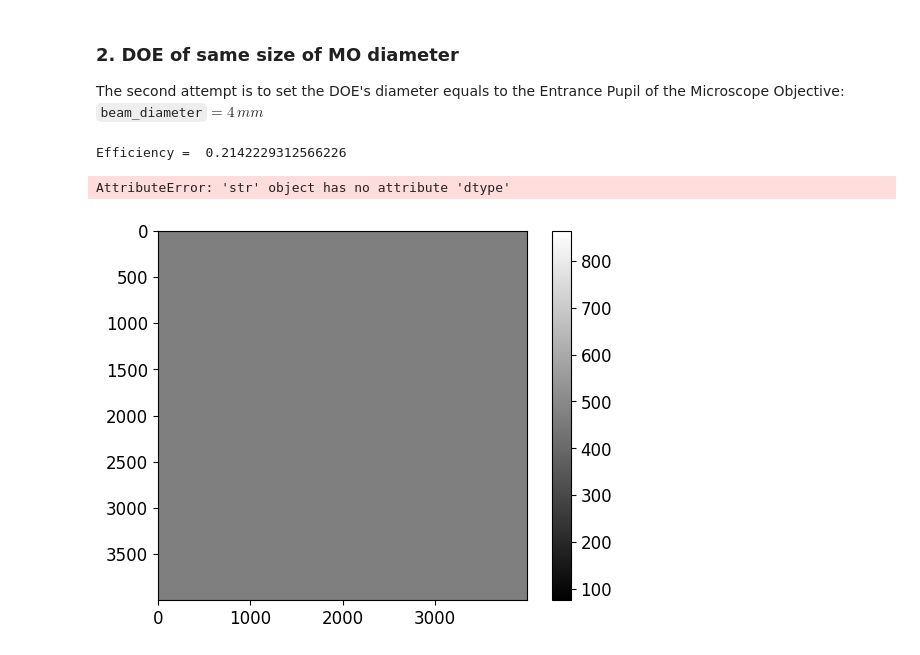
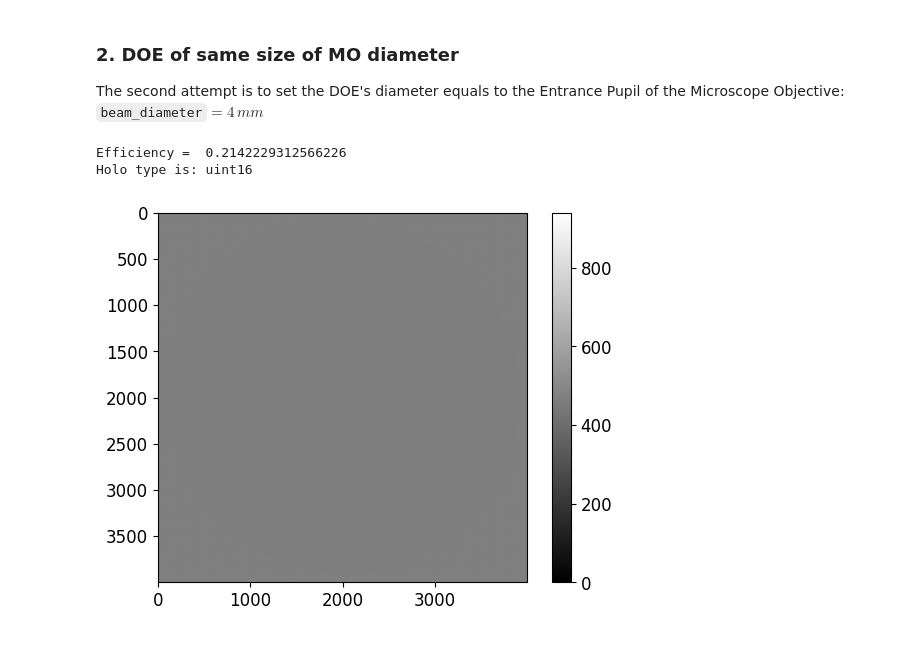
Before and after one commit to dmaluenda/DigiHolos2LaserBeamModelation, a Jupyter notebook: DOE/HologramGenerator.ipynb, the cells around one changed output. Saved outputs shown, nothing was run; the diff lists cells and outputs as text; code cells hidden in the pictures.

```diff
--- a/DOE/HologramGenerator.ipynb
+++ b/DOE/HologramGenerator.ipynb
@@ -166,21 +182,21 @@ The second attempt is to set the DOE's diameter equals to the Entrance Pupil of
 # %%
 MO_diameter = 4 * mm
 
 NP_MO = int(MO_diameter/pixel_pitch) // 2  # It's half to consider Arrizon's procedure
 rho_MO = np.linspace(1e-10,1-1e-10, NP_MO) # radial variable @ Gaussian sphere of reference
 
 profile_EP_MO = ZernikeBeam.get_EP(coeff, NP_MO, rho_MO)
 
 holo_MO, field_MO = get_holo(profile_EP_MO, phase_levels)
 
-plt.imshow(holo_MO, cmap='gray')
+plt.imshow(holo_MO, cmap='gray', vmin=0, vmax=phase_levels)
 plt.colorbar()
 
-save_holo(f"Zernike_AmpOnly_{MO_diameter/mm:.0f}mm")
+save_holo(holo_MO, f"Zernike_AmpOnly_{MO_diameter/mm:.0f}mm")
 # %% [output]
 Efficiency =  0.2142229312566226
+Holo type is: uint16
-AttributeError: 'str' object has no attribute 'dtype'
-[figure, old version]
+[figure, new version]
 # %%
 # The last one is a small version of the vortex-Zernike beam.
 
```
Also changed, not shown: parts of 3 cells of this notebook.
